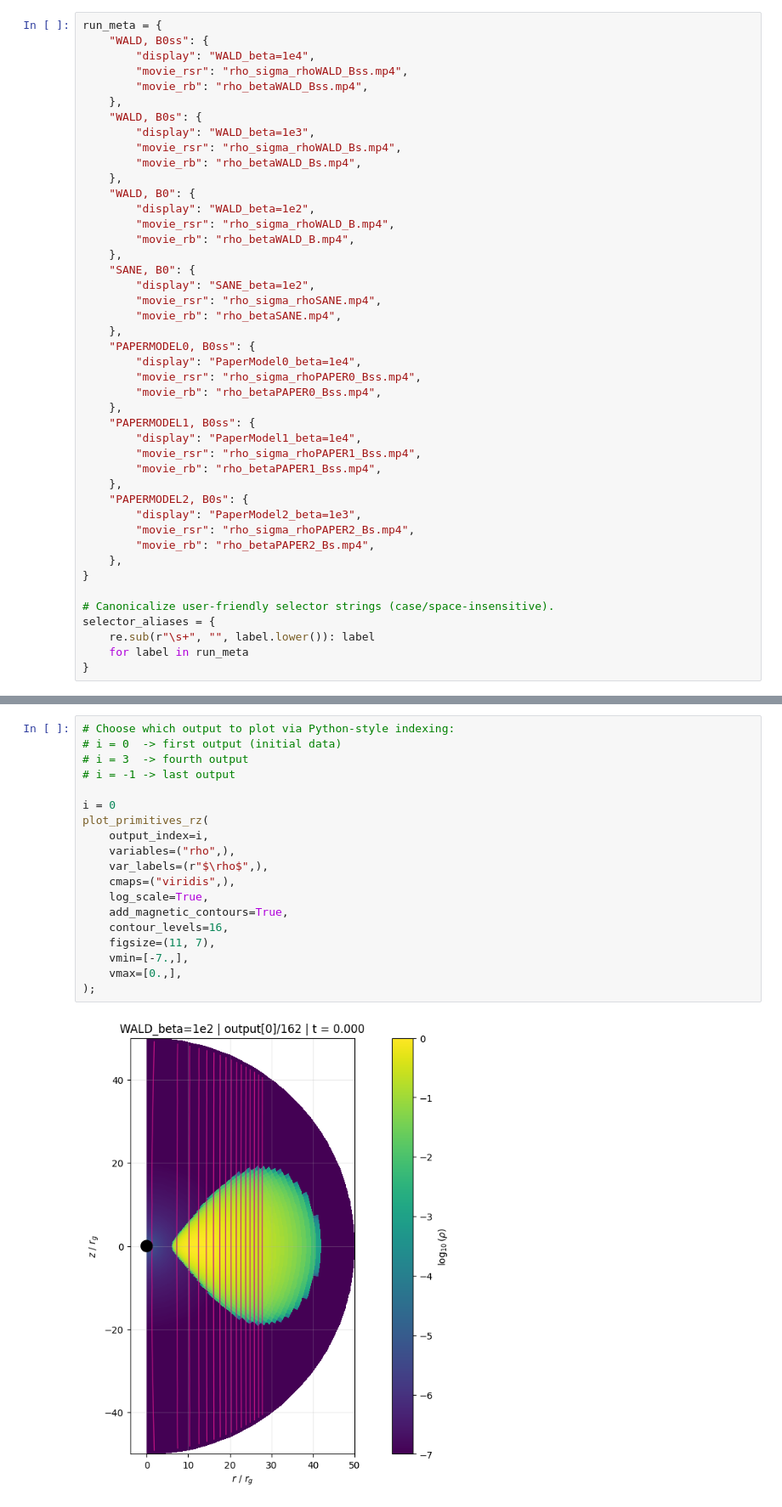
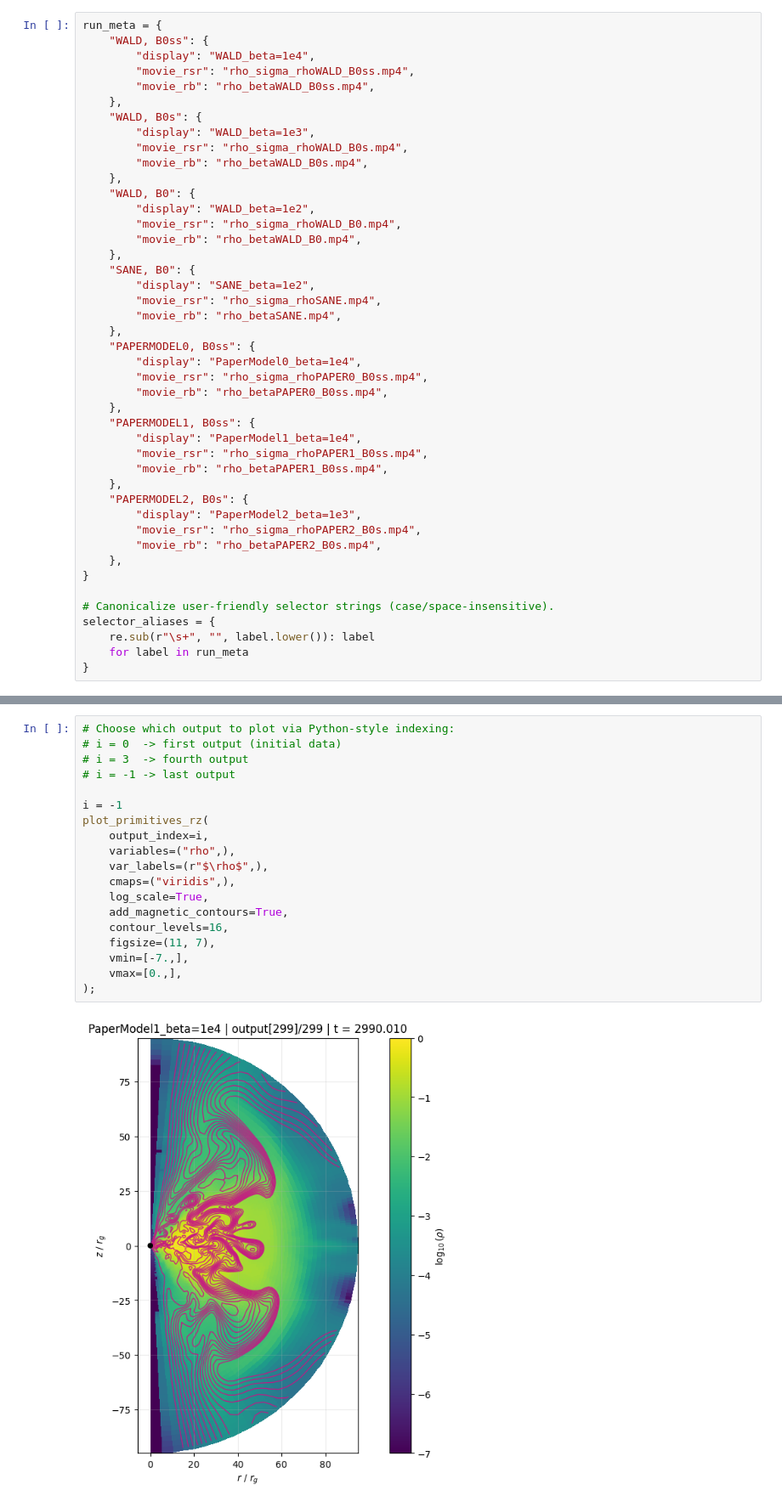
Before and after one commit to Aaron-Barrios/kharma, a Jupyter notebook: runs/analysis.ipynb, the cells around one changed output, grey strips where cells are left out. Shown at 85% size. Drawn from its saved outputs; the diff is of its cells as text.

Commit message:
Adding videos, corrected analysis plotting scheme for plasma beta

```diff
--- a/runs/analysis.ipynb
+++ b/runs/analysis.ipynb
@@ -22,18 +13,18 @@ deps/             LICENSE*                       README.md*
 run_meta = {
     "WALD, B0ss": {
         "display": "WALD_beta=1e4",
-        "movie_rsr": "rho_sigma_rhoWALD_Bss.mp4",
-        "movie_rb": "rho_betaWALD_Bss.mp4",
+        "movie_rsr": "rho_sigma_rhoWALD_B0ss.mp4",
+        "movie_rb": "rho_betaWALD_B0ss.mp4",
     },
     "WALD, B0s": {
         "display": "WALD_beta=1e3",
-        "movie_rsr": "rho_sigma_rhoWALD_Bs.mp4",
-        "movie_rb": "rho_betaWALD_Bs.mp4",
+        "movie_rsr": "rho_sigma_rhoWALD_B0s.mp4",
+        "movie_rb": "rho_betaWALD_B0s.mp4",
     },
     "WALD, B0": {
         "display": "WALD_beta=1e2",
-        "movie_rsr": "rho_sigma_rhoWALD_B.mp4",
-        "movie_rb": "rho_betaWALD_B.mp4",
+        "movie_rsr": "rho_sigma_rhoWALD_B0.mp4",
+        "movie_rb": "rho_betaWALD_B0.mp4",
     },
     "SANE, B0": {
         "display": "SANE_beta=1e2",
@@ -42,18 +33,18 @@ run_meta = {
     },
     "PAPERMODEL0, B0ss": {
         "display": "PaperModel0_beta=1e4",
-        "movie_rsr": "rho_sigma_rhoPAPER0_Bss.mp4",
-        "movie_rb": "rho_betaPAPER0_Bss.mp4",
+        "movie_rsr": "rho_sigma_rhoPAPER0_B0ss.mp4",
+        "movie_rb": "rho_betaPAPER0_B0ss.mp4",
     },
     "PAPERMODEL1, B0ss": {
         "display": "PaperModel1_beta=1e4",
-        "movie_rsr": "rho_sigma_rhoPAPER1_Bss.mp4",
-        "movie_rb": "rho_betaPAPER1_Bss.mp4",
+        "movie_rsr": "rho_sigma_rhoPAPER1_B0ss.mp4",
+        "movie_rb": "rho_betaPAPER1_B0ss.mp4",
     },
     "PAPERMODEL2, B0s": {
         "display": "PaperModel2_beta=1e3",
-        "movie_rsr": "rho_sigma_rhoPAPER2_Bs.mp4",
-        "movie_rb": "rho_betaPAPER2_Bs.mp4",
+        "movie_rsr": "rho_sigma_rhoPAPER2_B0s.mp4",
+        "movie_rb": "rho_betaPAPER2_B0s.mp4",
     },
 }
 
@@ -1603,21 +1557,21 @@ plot_primitives_rz(
 # %%
 # Choose which output to plot via Python-style indexing:
 # i = 0  -> first output (initial data)
 # i = 3  -> fourth output
 # i = -1 -> last output
 
-i = 0
+i = -1
 plot_primitives_rz(
     output_index=i,
     variables=("rho",),
     var_labels=(r"$\rho$",),
     cmaps=("viridis",),
     log_scale=True,
     add_magnetic_contours=True,
     contour_levels=16,
     figsize=(11, 7),
     vmin=[-7.,],
     vmax=[0.,],
 );
 # %% [output]
-[figure, old version]
+[figure, new version]
```
Also changed, not shown: parts of 27 cells of this notebook, 17 other files.
